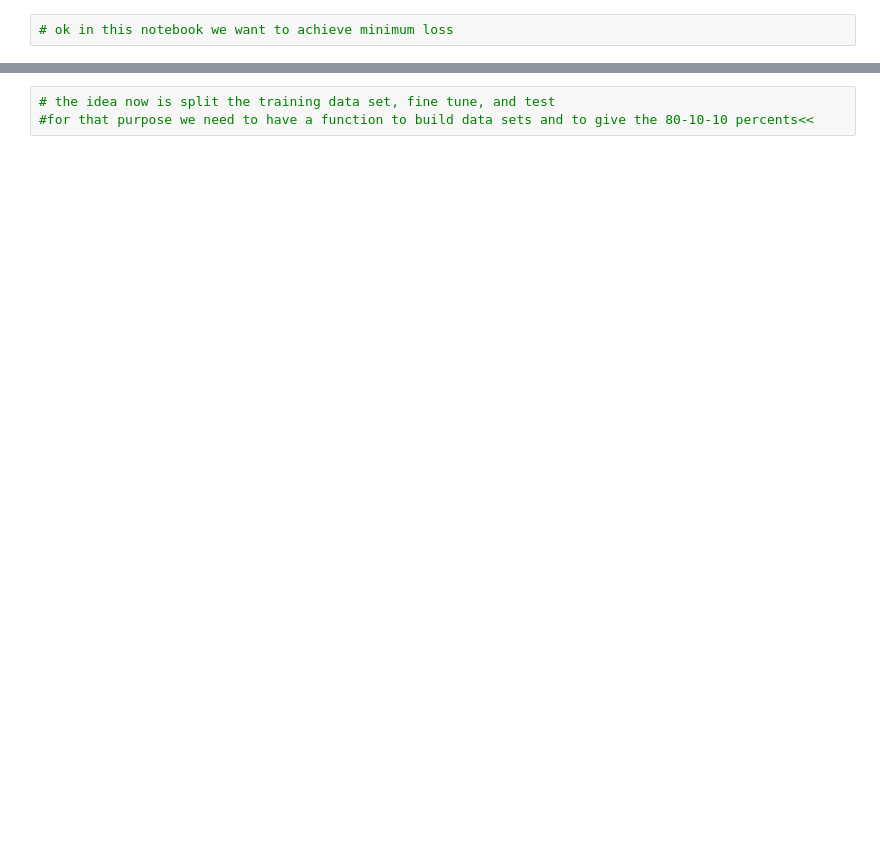
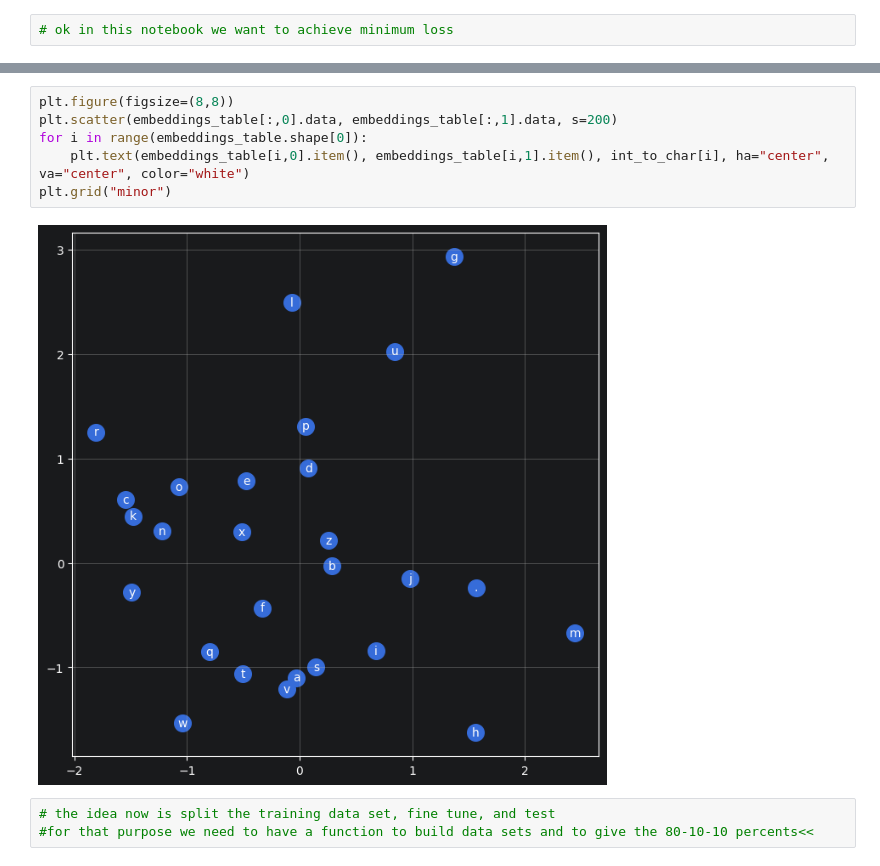
Before and after one commit to SvetoslavNikov/NN_intro, a Jupyter notebook: svetoslav_notebooks/ep3-mlp/makemore_part2.4_30dim_mlp_following_along.ipynb, the cells around one changed output, grey strips where cells are left out. Saved outputs shown, nothing was run; the diff lists cells and outputs as text; blank space fills up the shorter version.

```diff
--- a/svetoslav_notebooks/ep3-mlp/makemore_part2.4_30dim_mlp_following_along.ipynb
+++ b/svetoslav_notebooks/ep3-mlp/makemore_part2.4_30dim_mlp_following_along.ipynb
@@ -62,3 +62,11 @@ torch.Size([22866, 3]) torch.Size([22866])
+# %%
+plt.figure(figsize=(8,8))
+plt.scatter(embeddings_table[:,0].data, embeddings_table[:,1].data, s=200)
+for i in range(embeddings_table.shape[0]):
+    plt.text(embeddings_table[i,0].item(), embeddings_table[i,1].item(), int_to_char[i], ha="center", va="center", color="white")
+plt.grid("minor")
+# %% [output]
+[figure, added]
 # %%
 # the idea now is split the training data set, fine tune, and test
 #for that purpose we need to have a function to build data sets and to give the 80-10-10 percents<<
```
Also changed, not shown: parts of 8 cells of this notebook, 6 other files.
